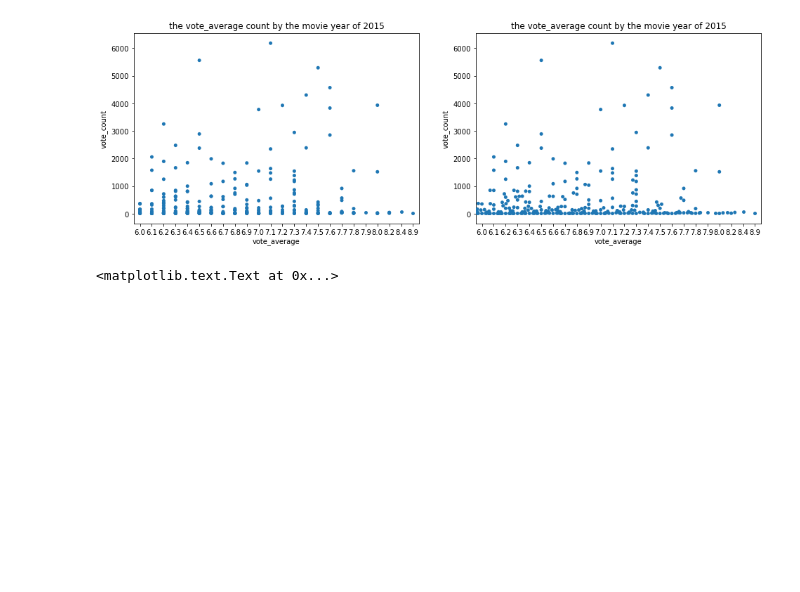
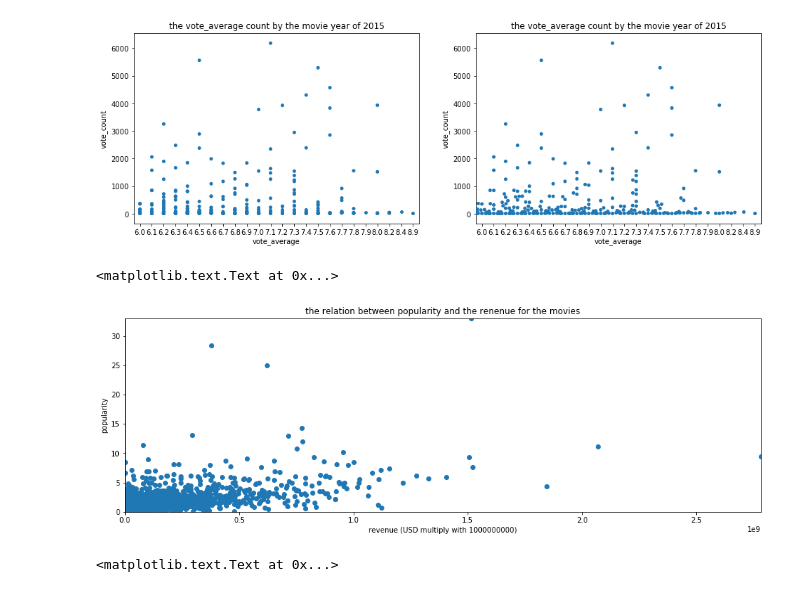
Before and after one commit to TomTorange/ExploreMovieDataset, a Jupyter notebook: Explore+Movie+Dataset.ipynb, the cells around one changed output. Drawn from its saved outputs; the diff is of its cells as text; code cells hidden in the pictures; blank space fills up the shorter version.

```diff
--- a/Explore+Movie+Dataset.ipynb
+++ b/Explore+Movie+Dataset.ipynb
@@ -242,6 +245,18 @@ plt.title('the vote_average count by the movie year of 2015')
 # %% [output]
 <matplotlib.text.Text at 0x...>
 [figure]
+# %%
+# 补充回答问题2：电影票房和知名度的关系
+plt.figure(figsize = [16, 5])
+plt.scatter(data = movies, x = 'revenue', y = 'popularity')
+plt.title('the relation between popularity and the renenue for the movies')
+plt.xlim((1000000, movies['revenue'].max()))
+plt.ylim((0,movies['popularity'].max()))
+plt.xlabel('revenue (USD multiply with 1000000000)')
+plt.ylabel('popularity')
+# %% [output]
+<matplotlib.text.Text at 0x...>
+[figure, added]
 # %%
 # generate the "堆积图"
 # we can investigate the voting change from year of 2014 to the year of 2015.
```
Also changed, not shown: parts of 6 cells of this notebook.
